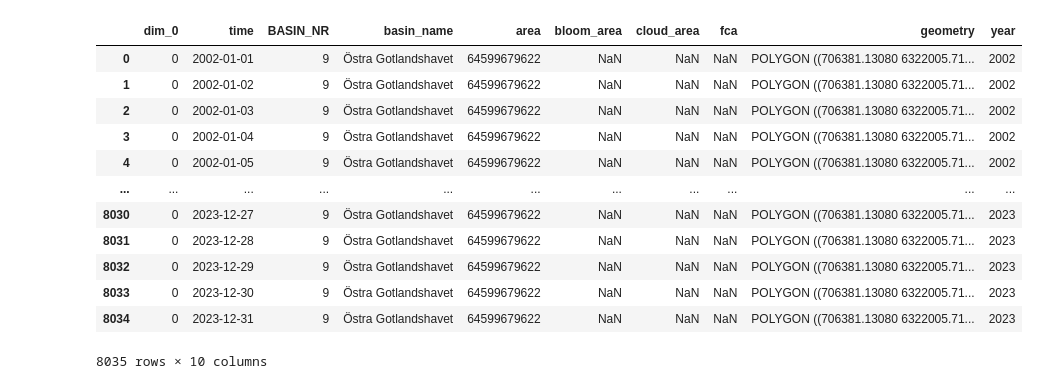
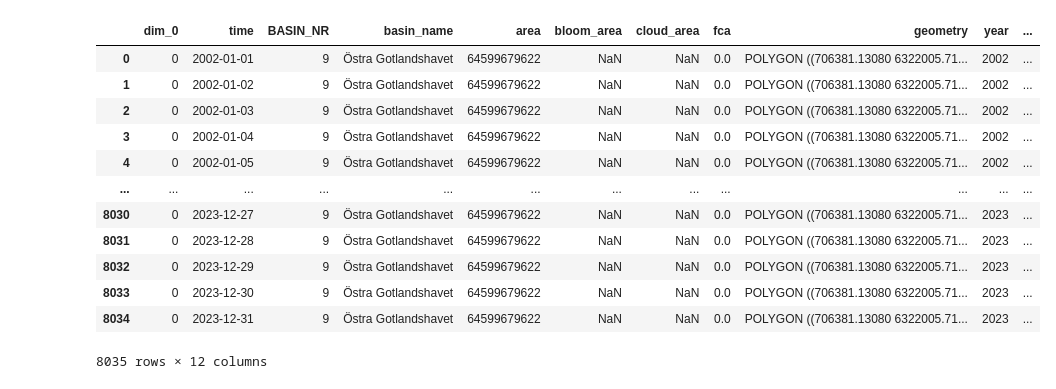
Before and after one commit to ChristofferOlssonSMHI/Satvis, a Jupyter notebook: src/satvistest/JoyplotTest.ipynb, the cells around one changed output. Drawn from its saved outputs; the diff is of its cells as text; code cells hidden in the pictures.

```diff
--- a/src/satvistest/JoyplotTest.ipynb
+++ b/src/satvistest/JoyplotTest.ipynb
@@ -8,22 +8,25 @@ import xarray as xr
 gpd.options.io_engine = "pyogrio"
 # %%
 # df = gpd.read_file('basin_9_02-22.gpkg')
-df = gpd.read_file('basin_data.gpkg')
+df = gpd.read_file('../../data/satvistest/basin_data.gpkg')
 # %%
-# TODO Maybe not necessary to add year column
+# Adds year, month and day as separate columns for filtering purposes
 df['year'] = df['time'].dt.year
-df
+df['month'] = df['time'].dt.month
+df['day'] = df['time'].dt.day
+# Fills bloomless days with 0
+df['fca'] = df['fca'].fillna(0)
 # %% [output]
-|  | dim_0 | time | BASIN_NR | basin_name | area | bloom_area | cloud_area | fca | geometry | year |
-| 0 | 0 | 2002-01-01 | 9 | Östra Gotlandshavet | 64599679622 | NaN | NaN | NaN | POLYGON ((706381.13080 6322005.71... | 2002 |
-| 1 | 0 | 2002-01-02 | 9 | Östra Gotlandshavet | 64599679622 | NaN | NaN | NaN | POLYGON ((706381.13080 6322005.71... | 2002 |
-| 2 | 0 | 2002-01-03 | 9 | Östra Gotlandshavet | 64599679622 | NaN | NaN | NaN | POLYGON ((706381.13080 6322005.71... | 2002 |
-| 3 | 0 | 2002-01-04 | 9 | Östra Gotlandshavet | 64599679622 | NaN | NaN | NaN | POLYGON ((706381.13080 6322005.71... | 2002 |
-| 4 | 0 | 2002-01-05 | 9 | Östra Gotlandshavet | 64599679622 | NaN | NaN | NaN | POLYGON ((706381.13080 6322005.71... | 2002 |
-| ... | ... | ... | ... | ... | ... | ... | ... | ... | ... | ... |
-| 8030 | 0 | 2023-12-27 | 9 | Östra Gotlandshavet | 64599679622 | NaN | NaN | NaN | POLYGON ((706381.13080 6322005.71... | 2023 |
-| 8031 | 0 | 2023-12-28 | 9 | Östra Gotlandshavet | 64599679622 | NaN | NaN | NaN | POLYGON ((706381.13080 6322005.71... | 2023 |
-| 8032 | 0 | 2023-12-29 | 9 | Östra Gotlandshavet | 64599679622 | NaN | NaN | NaN | POLYGON ((706381.13080 6322005.71... | 2023 |
-| 8033 | 0 | 2023-12-30 | 9 | Östra Gotlandshavet | 64599679622 | NaN | NaN | NaN | POLYGON ((706381.13080 6322005.71... | 2023 |
-| 8034 | 0 | 2023-12-31 | 9 | Östra Gotlandshavet | 64599679622 | NaN | NaN | NaN | POLYGON ((706381.13080 6322005.71... | 2023 |
+|  | dim_0 | time | BASIN_NR | basin_name | area | bloom_area | cloud_area | fca | geometry | year | ... |
+| 0 | 0 | 2002-01-01 | 9 | Östra Gotlandshavet | 64599679622 | NaN | NaN | 0.0 | POLYGON ((706381.13080 6322005.71... | 2002 | ... |
+| 1 | 0 | 2002-01-02 | 9 | Östra Gotlandshavet | 64599679622 | NaN | NaN | 0.0 | POLYGON ((706381.13080 6322005.71... | 2002 | ... |
+| 2 | 0 | 2002-01-03 | 9 | Östra Gotlandshavet | 64599679622 | NaN | NaN | 0.0 | POLYGON ((706381.13080 6322005.71... | 2002 | ... |
+| 3 | 0 | 2002-01-04 | 9 | Östra Gotlandshavet | 64599679622 | NaN | NaN | 0.0 | POLYGON ((706381.13080 6322005.71... | 2002 | ... |
+| 4 | 0 | 2002-01-05 | 9 | Östra Gotlandshavet | 64599679622 | NaN | NaN | 0.0 | POLYGON ((706381.13080 6322005.71... | 2002 | ... |
+| ... | ... | ... | ... | ... | ... | ... | ... | ... | ... | ... | ... |
+| 8030 | 0 | 2023-12-27 | 9 | Östra Gotlandshavet | 64599679622 | NaN | NaN | 0.0 | POLYGON ((706381.13080 6322005.71... | 2023 | ... |
+| 8031 | 0 | 2023-12-28 | 9 | Östra Gotlandshavet | 64599679622 | NaN | NaN | 0.0 | POLYGON ((706381.13080 6322005.71... | 2023 | ... |
+| 8032 | 0 | 2023-12-29 | 9 | Östra Gotlandshavet | 64599679622 | NaN | NaN | 0.0 | POLYGON ((706381.13080 6322005.71... | 2023 | ... |
+| 8033 | 0 | 2023-12-30 | 9 | Östra Gotlandshavet | 64599679622 | NaN | NaN | 0.0 | POLYGON ((706381.13080 6322005.71... | 2023 | ... |
+| 8034 | 0 | 2023-12-31 | 9 | Östra Gotlandshavet | 64599679622 | NaN | NaN | 0.0 | POLYGON ((706381.13080 6322005.71... | 2023 | ... |
-8035 rows × 10 columns
+8035 rows × 12 columns
```
Also changed, not shown: parts of 10 cells of this notebook.
